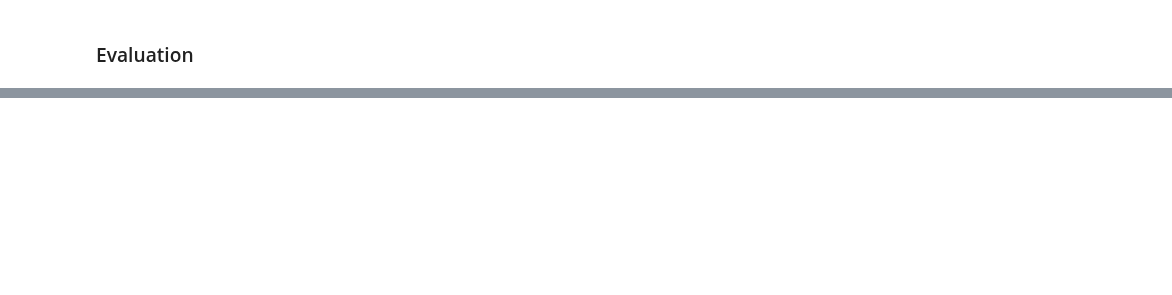
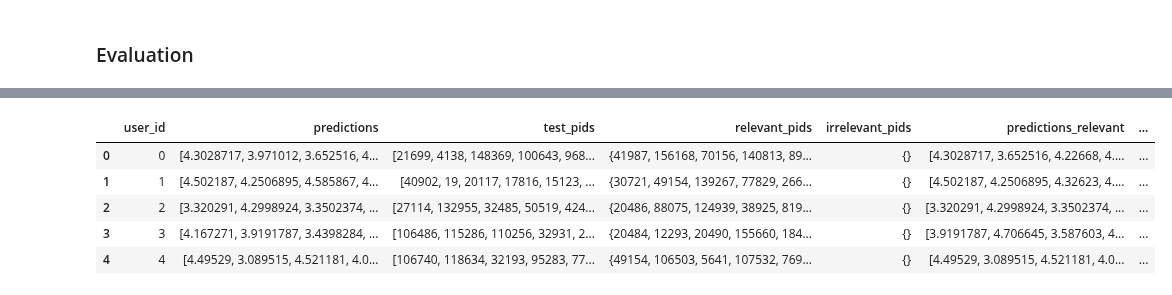
Before and after one commit to MNabegh/mlbd-project, a Jupyter notebook: recommender_system.ipynb, the cells around one changed output, grey strips where cells are left out. Saved outputs shown, nothing was run; the diff lists cells and outputs as text; code cells hidden in the pictures; blank space fills up the shorter version.

Commit message:
Great results slow learning

```diff
--- a/recommender_system.ipynb
+++ b/recommender_system.ipynb
@@ -124,7 +153,7 @@ def rating_scaler(row):
 
 
     scaled_row = (new_range * (row_array - min_)) / (old_range + 1e-6)  + lower_bound
-    scaled_row[scaled_row == 2] = 0
+    scaled_row[scaled_row == -1] = 0
     return pd.Series(scaled_row)
 # %%
 matrix_init_scaled = matrix_init.groupby('user')['timestamp'].apply(rating_scaler)
@@ -364,20 +509,20 @@ model.summary()
 # X_train_arr = X_train.values.tolist()
 # Try a decaying learning rate
 
-# lr_schedule = tf.keras.optimizers.schedules.ExponentialDecay(
-#     initial_learning_rate=1e-2,
-#     decay_steps=1500,
-#     decay_rate=0.9)
+lr_schedule = tf.keras.optimizers.schedules.ExponentialDecay(
+    initial_learning_rate=1e-2,
+    decay_steps=1800,
+    decay_rate=0.1)
 
 opt = tf.keras.optimizers.RMSprop()#learning_rate=lr_schedule)
 
 # Model creation
 model = create_deep_hybird_model(no_factors, no_users, no_items)
 
-callback = tf.keras.callbacks.EarlyStopping(monitor='loss', patience=2, min_delta=0.2)
+# callback = tf.keras.callbacks.EarlyStopping(monitor='loss', patience=2, min_delta=0.2)model.fit(callbacks=[callback],)
 
 # Model compiling
 model.compile(loss=tf.keras.losses.MeanSquaredError(), optimizer=opt)
 
 # Model training
-model.fit(X_train, y_train, epochs=10, callbacks=[callback], batch_size=2048, shuffle=True)
+model.fit(X_train, y_train, epochs=30, batch_size=2048, shuffle=True)
@@ -414,8 +588,8 @@ def get_test_predictions(model, X_test):
     # predictions = pred_func(model, user_id, pid_array, train_ratings)
     predictions = predictions.reshape(-1)
     irrelevant_pids = set(test_pids).difference(relevant_pids)
-    predictions_relevant = predictions[user_df['rating'] > 2]
-    predictions_irrelevant = predictions[user_df['rating'] == 0]
+    predictions_relevant = predictions[user_df['rating'] > 3]
+    predictions_irrelevant = predictions[user_df['rating'] == 3]
     predictions_dict = {'user_id': user_id,
                         'predictions': predictions,
                         'test_pids': test_pids,
@@ -456,0 +640,9 @@ plot_predictions(predictions_df)
+# %%
+predictions_df.head()
+# %% [output]
+|  | user_id | predictions | test_pids | relevant_pids | irrelevant_pids | predictions_relevant | ... |
+| 0 | 0 | [4.3028717, 3.971012, 3.652516, 4... | [21699, 4138, 148369, 100643, 968... | {41987, 156168, 70156, 140813, 89... | {} | [4.3028717, 3.652516, 4.22668, 4.... | ... |
+| 1 | 1 | [4.502187, 4.2506895, 4.585867, 4... | [40902, 19, 20117, 17816, 15123, ... | {30721, 49154, 139267, 77829, 266... | {} | [4.502187, 4.2506895, 4.32623, 4.... | ... |
+| 2 | 2 | [3.320291, 4.2998924, 3.3502374, ... | [27114, 132955, 32485, 50519, 424... | {20486, 88075, 124939, 38925, 819... | {} | [3.320291, 4.2998924, 3.3502374, ... | ... |
+| 3 | 3 | [4.167271, 3.9191787, 3.4398284, ... | [106486, 115286, 110256, 32931, 2... | {20484, 12293, 20490, 155660, 184... | {} | [3.9191787, 4.706645, 3.587603, 4... | ... |
+| 4 | 4 | [4.49529, 3.089515, 4.521181, 4.0... | [106740, 118634, 32193, 95283, 77... | {49154, 106503, 5641, 107532, 769... | {} | [4.49529, 3.089515, 4.521181, 4.0... | ... |
```
Also changed, not shown: parts of 33 cells of this notebook.
